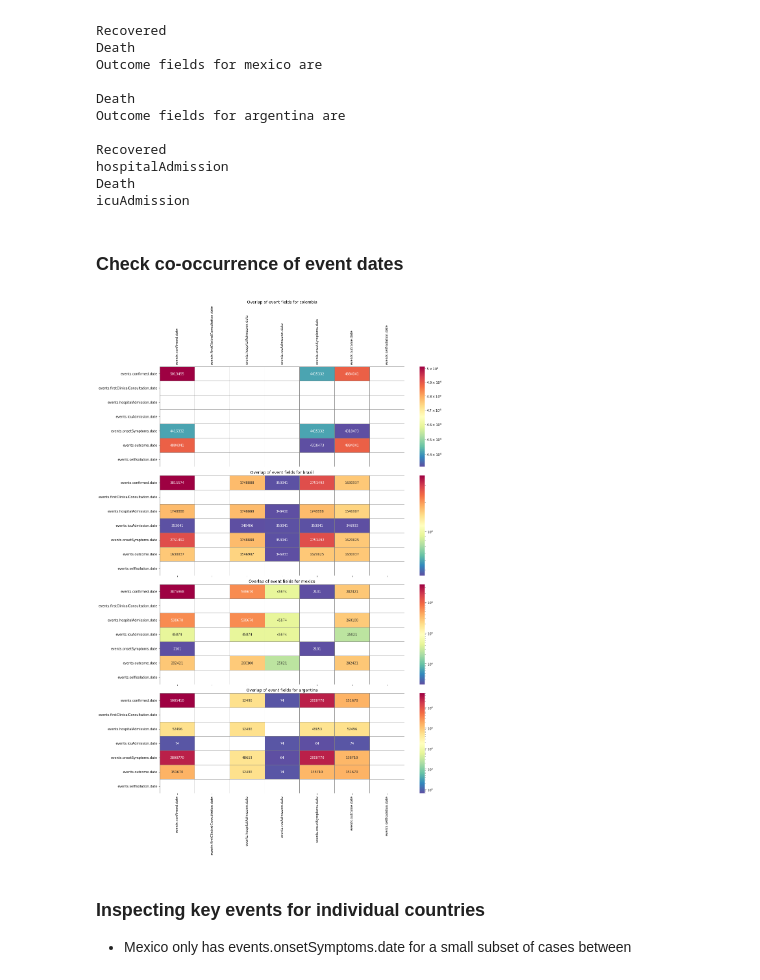
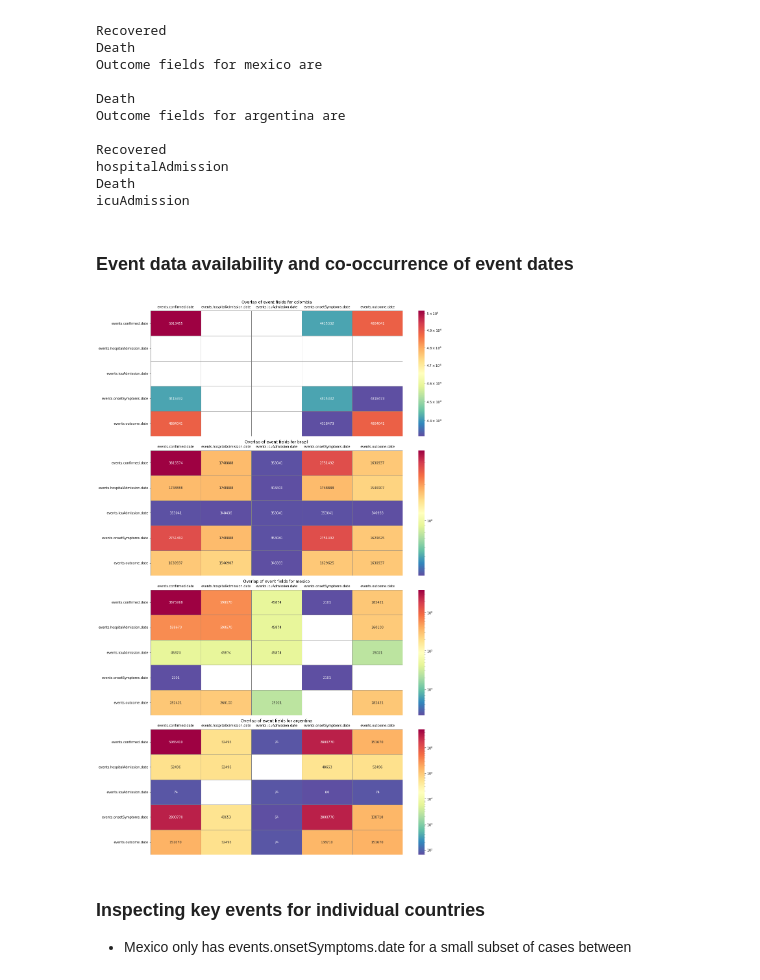
Before and after one commit to fojackson8/COVID19_mapping_epiparams, a Jupyter notebook: Gh_epiparameter_maps_publish.ipynb, the cells around one changed output. Saved outputs shown, nothing was run; the diff lists cells and outputs as text; code cells hidden in the pictures.

Commit message:
Improve plot clarity

```diff
--- a/Gh_epiparameter_maps_publish.ipynb
+++ b/Gh_epiparameter_maps_publish.ipynb
@@ -178,28 +178,28 @@ hospitalAdmission
 Death
 icuAdmission
 # %% [markdown]
-### Check co-occurrence of event dates
+### Event data availability and co-occurrence of event dates
 # %%
 from matplotlib.colors import LogNorm, Normalize
-event_cols = [u for u in linelist.columns if 'event' in u]
-event_date_cols = [u for u in event_cols if 'date' in u]
-
+# event_cols = [u for u in linelist.columns if 'event' in u]
+# event_date_cols = [u for u in event_cols if 'date' in u]
+event_date_cols = ['events.confirmed.date','events.hospitalAdmission.date','events.icuAdmission.date', 'events.onsetSymptoms.date', 'events.outcome.date']
 fig,axes = plt.subplots(4,1,figsize=(16,24),sharex=True)
 for i,country in enumerate(target_countries):
     ax = axes[i]
-    if i ==0:
-        ax.tick_params(axis='both', which='major', labelsize=10, labelbottom = False, bottom=False, top = False, labeltop=True)
+    # if i ==0:
+    ax.tick_params(axis='both', which='major', labelsize=10, labelbottom = False, bottom=False, top = False, labeltop=True)
     df = pd.notnull(country_df_dict[country].loc[:,event_date_cols])
     df = df.astype(int)
     co_occ_matrix = df.T.dot(df)
 
     sns.heatmap(co_occ_matrix,ax=ax,linewidth=0.5,linecolor='grey',cmap='Spectral_r',annot=True,fmt='d',robust=True,norm=LogNorm())
     # ax.tick_params(axis='x', which='major', labelsize=10, labelbottom = False, bottom=False, top = False, labeltop=True,rotation=30)
     ax.set_title(f'Overlap of event fields for {country}')
 
 fig.tight_layout()
 # %% [output]
-[figure, old version]
+[figure, new version]
 # %% [markdown]
 ### Inspecting key events for individual countries
 
```
